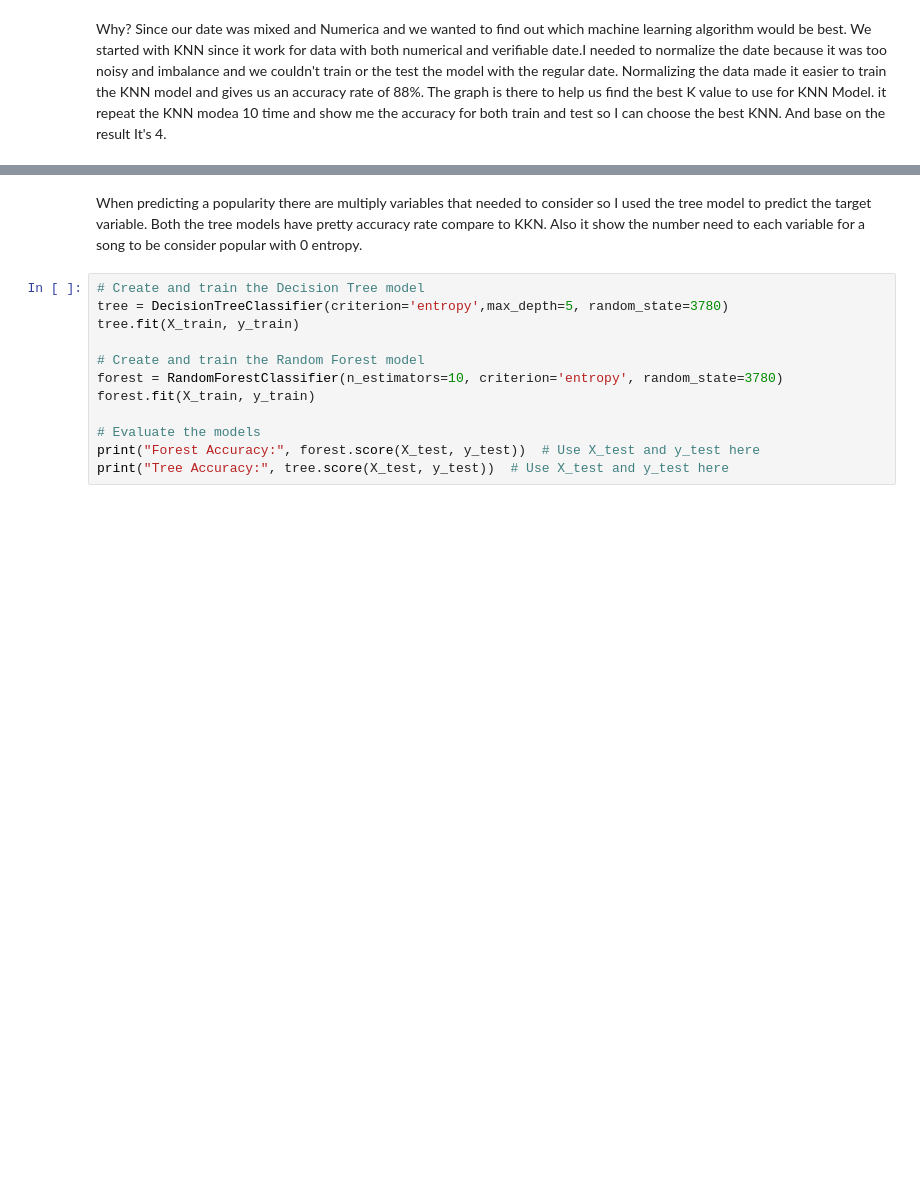
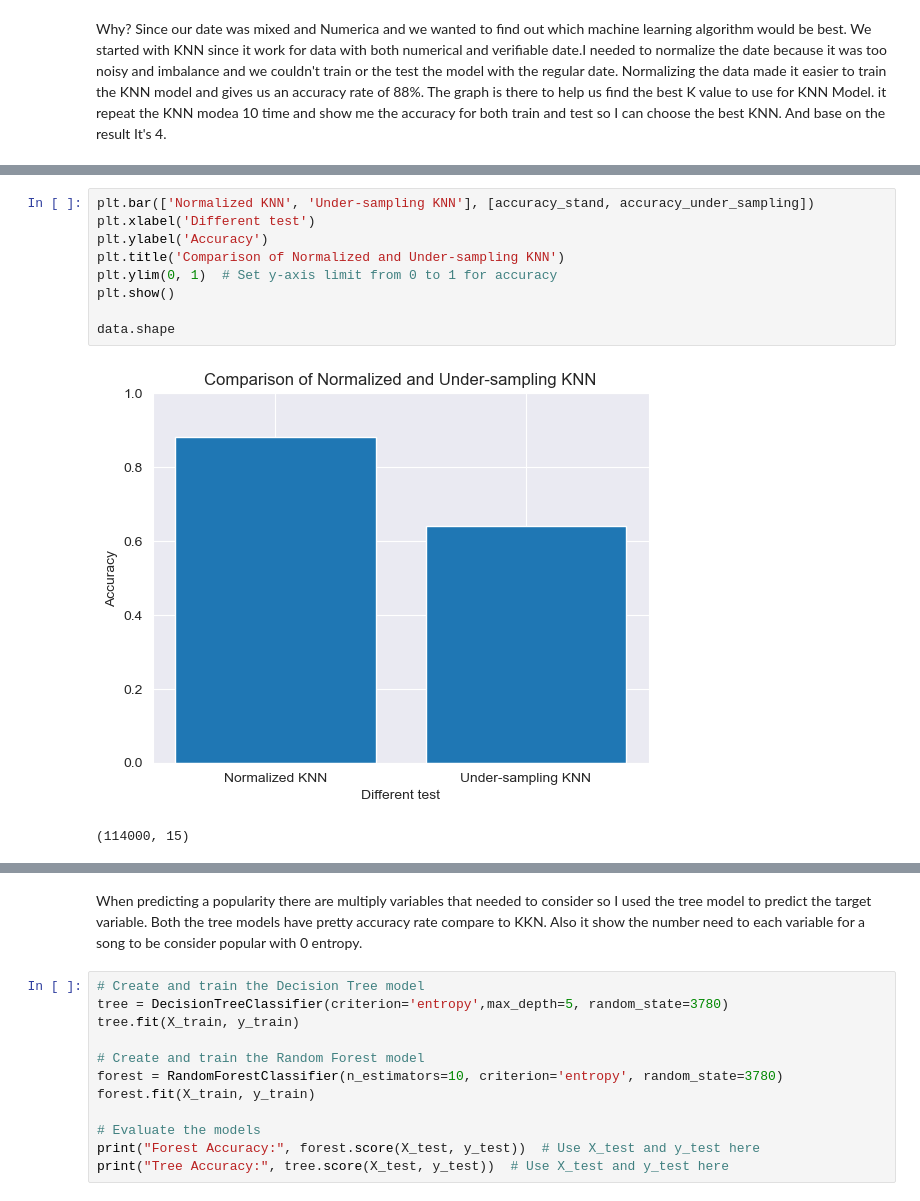
Before and after one commit to SamC0124/SClear_DDahal_MYinkaOke_Spotify_Project, a Jupyter notebook: Diwas_test_code.ipynb, the cells around one changed output, grey strips where cells are left out. Cells and saved outputs as stored; diff of their text form; blank space fills up the shorter version.

```diff
--- a/Diwas_test_code.ipynb
+++ b/Diwas_test_code.ipynb
@@ -118,6 +153,18 @@ Normalize Accuracy: 0.6411670112566047
 Confusion Matrix:
 [[1566  628]
  [ 934 1225]]
+# %%
+plt.bar(['Normalized KNN', 'Under-sampling KNN'], [accuracy_stand, accuracy_under_sampling])
+plt.xlabel('Different test')
+plt.ylabel('Accuracy')
+plt.title('Comparison of Normalized and Under-sampling KNN')
+plt.ylim(0, 1)  # Set y-axis limit from 0 to 1 for accuracy
+plt.show()
+
+data.shape
+# %% [output]
+[figure, added]
+(114000, 15)
 # %%
 # Range of k values to try
 warning.filterwarnings('ignore')
```
Also changed, not shown: parts of 8 cells of this notebook.
